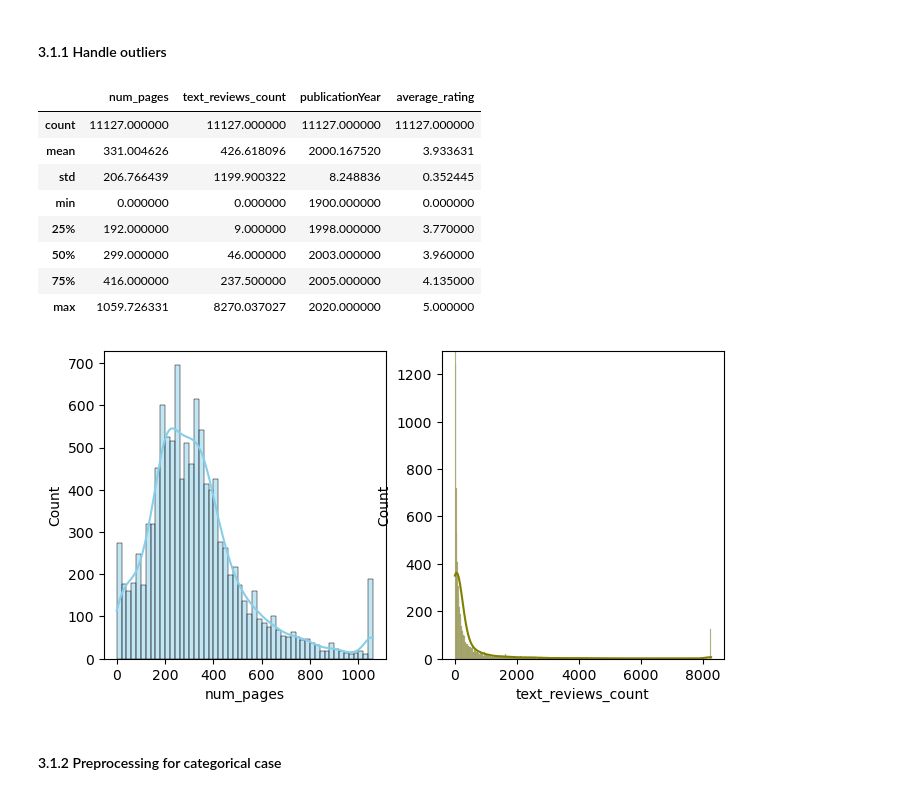
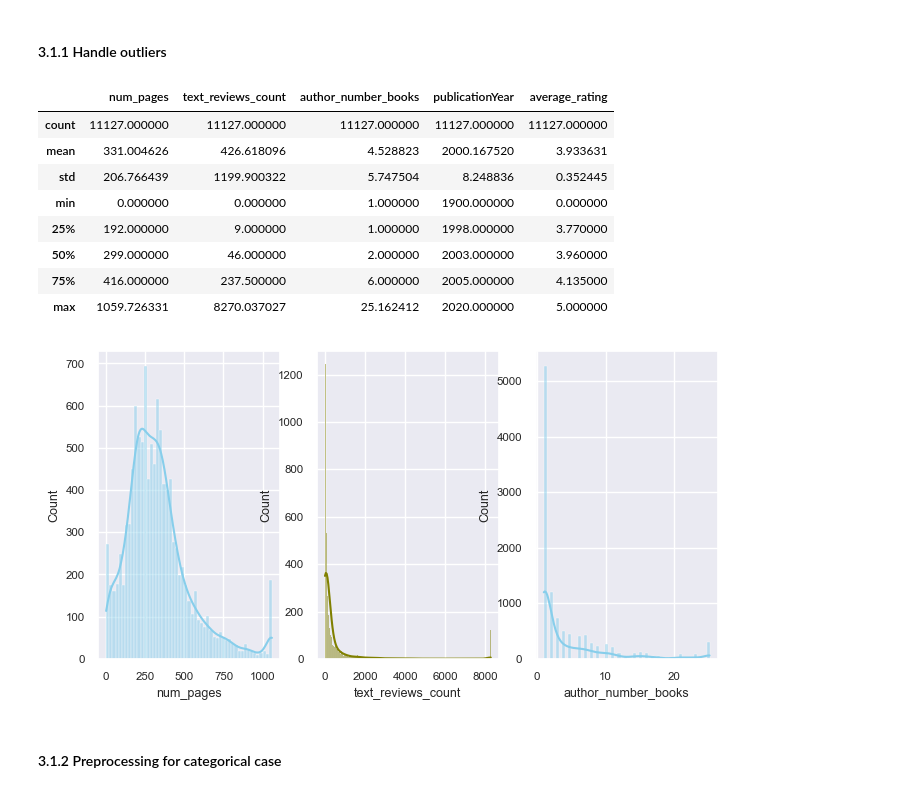
Before and after one commit to ma23dsti/PythonMLProj, a Jupyter notebook: Src/Project1Code.ipynb, the cells around one changed output. Drawn from its saved outputs; the diff is of its cells as text; code cells hidden in the pictures.

```diff
--- a/Src/Project1Code.ipynb
+++ b/Src/Project1Code.ipynb
@@ -306,6 +311,6 @@ df[['language_code_grouped','title']].groupby('language_code_grouped').count()
 # %%
 def f(row):
-    if row['average_rating'] >= 4.25:
+    if row['average_rating'] > 4.0:
         val = 'HigRat'
     else:
         val = 'LMRat'
@@ -535,28 +540,28 @@ A Harvest Book/Harcourt  Inc.      1             4.070000
 #For example author_ratings_count or author_number_books
 
 #create the KPIs columns
-#authorsEmbededInfo = df[['authors','average_rating','ratings_count']].groupby('authors').agg({'authors':'size', 'average_rating':'mean','ratings_count':'sum'}).rename(columns={'authors':'author_number_books','average_rating':'author_books_avg_rating','ratings_count':'author_ratings_count'})
-#authorsEmbededInfo = authorsEmbededInfo.reset_index()
+authorsEmbededInfo = df[['authors','average_rating','ratings_count']].groupby('authors').agg({'authors':'size', 'average_rating':'mean','ratings_count':'sum'}).rename(columns={'authors':'author_number_books','average_rating':'author_books_avg_rating','ratings_count':'author_ratings_count'})
+authorsEmbededInfo = authorsEmbededInfo.reset_index()
 
-#print(authorsEmbededInfo.describe())
+print(authorsEmbededInfo.describe())
 #authorsEmbededInfo
 
 #Add the new created columns into the dataset, in order to take into account information embeded in 'authors'
-#df = pd.merge(df, authorsEmbededInfo, on='authors')
+df = pd.merge(df, authorsEmbededInfo, on='authors')
 
 #Let's see the new correlation matrix
 #High correlation between author_books_avg_rating and average_rating because it has been constructed on it for analysis purpose. It will not be used for modeling.
-#mcorrel = df.select_dtypes(["float64","int64","int32"]).corr(method="pearson")
+mcorrel = df.select_dtypes(["float64","int64","int32"]).corr(method="pearson")
 
-#fig, ax = plt.subplots(figsize=(5, 5))
-#sns.set(font_scale=0.75)
-#sns.heatmap(
-#    mcorrel,
-#    square=True,
-#    ax=ax,
-#    cmap="crest",
-#    annot=True, fmt=".2f"
-#)
+fig, ax = plt.subplots(figsize=(5, 5))
+sns.set(font_scale=0.75)
+sns.heatmap(
+    mcorrel,
+    square=True,
+    ax=ax,
+    cmap="crest",
+    annot=True, fmt=".2f"
+)
 
 #Let's also look at again the new pair relations
 
@@ -583,7 +607,7 @@ The figure layout has changed to tight
 ### 3.1 Modeling - Preprocessing
 # %%
  #Data of interest
-col = ['num_pages', 'text_reviews_count', #'ratings_count',
+col = ['num_pages', 'text_reviews_count', "author_number_books",
         'publicationYear','language_code_grouped', 'catRating','average_rating']
 
 dfmodel = df[col].copy()
@@ -599,7 +623,7 @@ dfmodel = df[col].copy()
 
 #one possibility:Delimit the variables using 3 standard deviations
 
-columns =['num_pages','text_reviews_count'] #'ratings_count',
+columns =['num_pages','text_reviews_count', "author_number_books"] #'ratings_count',
 
 for c in columns:
     data_mean, data_std = np.mean(dfmodel[c]), np.std(dfmodel[c])
@@ -610,23 +634,23 @@ for c in columns:
 
 dfmodel.describe()
 # %% [output]
-|  | num_pages | text_reviews_count | publicationYear | average_rating |
-| count | 11127.000000 | 11127.000000 | 11127.000000 | 11127.000000 |
-| mean | 331.004626 | 426.618096 | 2000.167520 | 3.933631 |
-| std | 206.766439 | 1199.900322 | 8.248836 | 0.352445 |
-| min | 0.000000 | 0.000000 | 1900.000000 | 0.000000 |
-| 25% | 192.000000 | 9.000000 | 1998.000000 | 3.770000 |
-| 50% | 299.000000 | 46.000000 | 2003.000000 | 3.960000 |
-| 75% | 416.000000 | 237.500000 | 2005.000000 | 4.135000 |
-| max | 1059.726331 | 8270.037027 | 2020.000000 | 5.000000 |
+|  | num_pages | text_reviews_count | author_number_books | publicationYear | average_rating |
+| count | 11127.000000 | 11127.000000 | 11127.000000 | 11127.000000 | 11127.000000 |
+| mean | 331.004626 | 426.618096 | 4.528823 | 2000.167520 | 3.933631 |
+| std | 206.766439 | 1199.900322 | 5.747504 | 8.248836 | 0.352445 |
+| min | 0.000000 | 0.000000 | 1.000000 | 1900.000000 | 0.000000 |
+| 25% | 192.000000 | 9.000000 | 1.000000 | 1998.000000 | 3.770000 |
+| 50% | 299.000000 | 46.000000 | 2.000000 | 2003.000000 | 3.960000 |
+| 75% | 416.000000 | 237.500000 | 6.000000 | 2005.000000 | 4.135000 |
+| max | 1059.726331 | 8270.037027 | 25.162412 | 2020.000000 | 5.000000 |
 # %%
-fig, axs = plt.subplots(1, 2, figsize=(8, 4))
+fig, axs = plt.subplots(1, 3, figsize=(8, 4))
 sns.histplot(data=dfmodel, x="num_pages", kde=True, color="skyblue", ax=axs[0])
 sns.histplot(data=dfmodel, x="text_reviews_count", kde=True, color="olive", ax=axs[1]).set_ylim(0, 1300)
-#sns.histplot(data=dfmodel, x="ratings_count", kde=True, color="olive", ax=axs[2])
+sns.histplot(data=dfmodel, x="author_number_books", kde=True, color="skyblue", ax=axs[2])
 plt.show()
 # %% [output]
-[figure, old version]
+[figure, new version]
 # %% [markdown]
 #### 3.1.2 Preprocessing for categorical case
 # %% [markdown]
```
Also changed, not shown: parts of 61 cells of this notebook, 7 other files.
